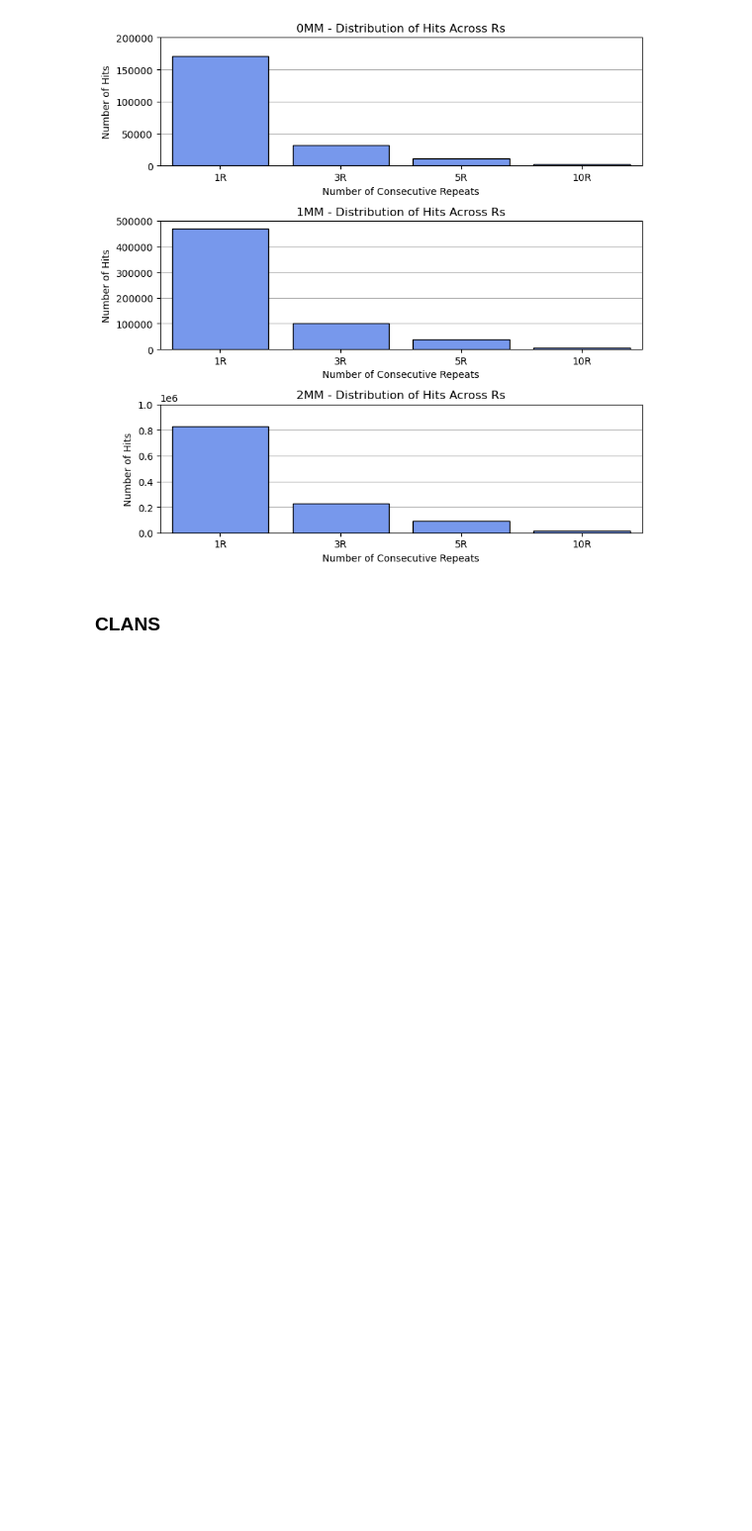
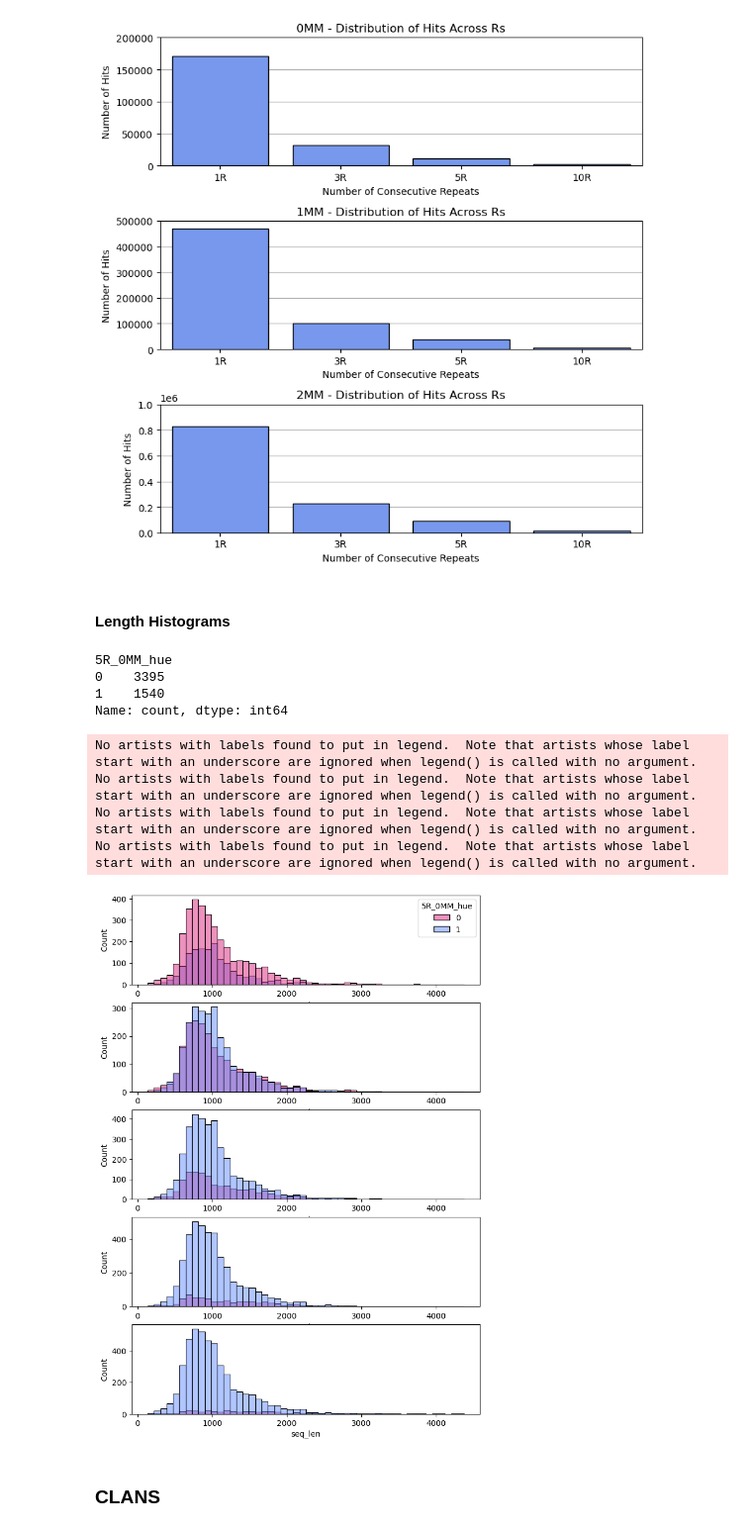
Before and after one commit to donEnno/hendecads, a Jupyter notebook: 1_RegEx/1_TMP/tmp_cd_clans.ipynb, the cells around one changed output. Shown at 99% size. Saved outputs shown, nothing was run; the diff lists cells and outputs as text; code cells hidden in the pictures; blank space fills up the shorter version.

```diff
--- a/1_RegEx/1_TMP/tmp_cd_clans.ipynb
+++ b/1_RegEx/1_TMP/tmp_cd_clans.ipynb
@@ -17,7 +17,7 @@ E = '1E-1'
 M = 0
 # %%
 if os.getcwd() == lothar:
-    df = pd.read_csv('/home/enno/uni/SS24/thesis/1_RegEx/0_data/regEx.csv')
+    df = pd.read_csv('/home/enno/uni/SS24/thesis/1_RegEx/0_data/regEx_5R.csv')
 
     clans_file = f'/home/enno/uni/SS24/thesis/1_RegEx/1_TMP/clans_out/{R}R_{M}MM_seq_{E}.clans'
     clstr_file = f'/home/enno/uni/SS24/thesis/1_RegEx/1_TMP/cd_out/{R}R_{M}MM_seq.clstr'
@@ -359,6 +359,43 @@ plt.tight_layout()
 plt.show()
 # %% [output]
 [figure]
+# %% [markdown]
+#### Length Histograms
+# %%
+tmp_df = df.loc[df['c'] == 0, :].reset_index(drop=True)
+# %%
+cols = [f'5R_{m}MM_n' for m in range(5)]
+
+for col in cols:
+    tmp_df[col[:-1] + 'hue'] = tmp_df[col].apply(lambda x: 'No match' if x == 0 else 'Match')
+
+tmp_df['seq_len'] = tmp_df['seq'].apply(len)
+# %%
+tmp_df['5R_0MM_hue'].value_counts()
+# %% [output]
+5R_0MM_hue
+0    3395
+1    1540
+Name: count, dtype: int64
+# %%
+fig, axes = plt.subplots(5, 1, figsize=(8, 12))
+
+cols = [f'5R_{m}MM_hue' for m in range(5)]
+first = True
+
+for cx, col in enumerate(cols):
+    if first:
+        sns.histplot(data=tmp_df, x='seq_len', hue=col, bins=50, palette=['#DC267F', '#648FFF'], edgecolor='black', ax=axes[cx])
+        first = False
+    else:
+        sns.histplot(data=tmp_df, x='seq_len', hue=col, bins=50, palette=['#648FFF', '#DC267F'], edgecolor='black', ax=axes[cx])
+        axes[cx].legend().remove()
+# %% [output]
+No artists with labels found to put in legend.  Note that artists whose label start with an underscore are ignored when legend() is called with no argument.
+No artists with labels found to put in legend.  Note that artists whose label start with an underscore are ignored when legend() is called with no argument.
+No artists with labels found to put in legend.  Note that artists whose label start with an underscore are ignored when legend() is called with no argument.
+No artists with labels found to put in legend.  Note that artists whose label start with an underscore are ignored when legend() is called with no argument.
+[figure, added]
 # %% [markdown]
 ### CLANS
 # %%
```
Also changed, not shown: 40 other files.
